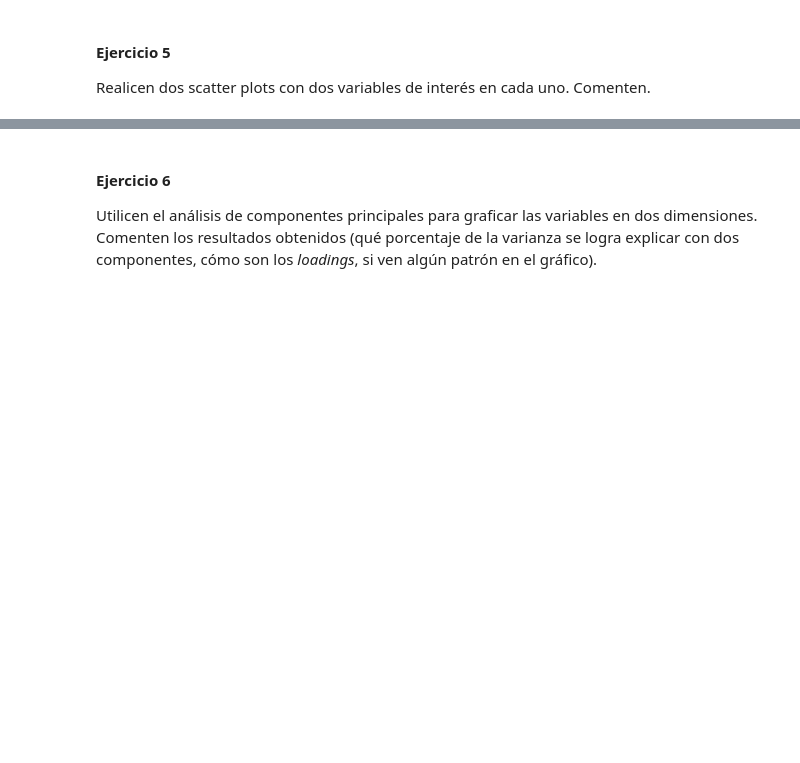
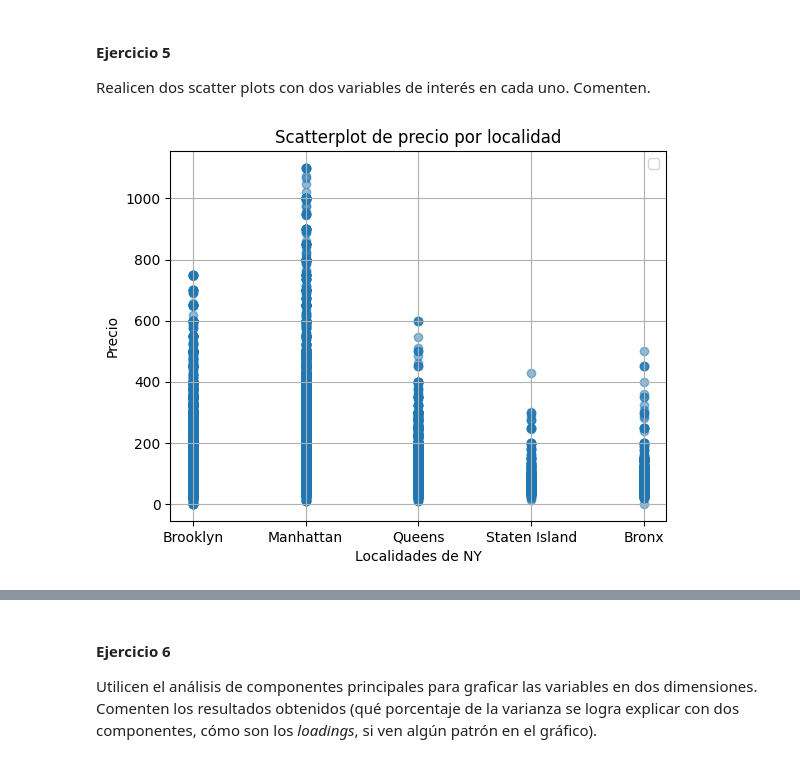
Before and after one commit to AngelaNavajas/CC408-T1-4, a Jupyter notebook: TP2 probar/TP2/TP2_rial.ipynb, the cells around one changed output, grey strips where cells are left out. Cells and saved outputs as stored; diff of their text form; code cells hidden in the pictures; blank space fills up the shorter version.

```diff
--- a/TP2 probar/TP2/TP2_rial.ipynb
+++ b/TP2 probar/TP2/TP2_rial.ipynb
@@ -470,12 +458,14 @@ Realicen dos scatter plots con dos variables de interés en cada uno. Comenten.
 # %%
 # Resolver acá
 #SCATTERPLOT PRECIO POR LOCALIDAD
-plt.scatter (x = base_airbnb_sin_outliers_2['neighbourhood_group'], y = base_airbnb_sin_outliers_2["price"], alpha = 0.5)
+plt.scatter (x = base_airbnb['neighbourhood_group'], y = base_airbnb["price"], alpha = 0.5)
 plt.title("Scatterplot de precio por localidad")
 plt.xlabel ("Localidades de NY")
 plt.ylabel ("Precio")
 plt.legend()
 plt.grid()
 plt. show()
+# %% [output]
+[figure, added]
 # %%
 #SCATTERPLOT PRECIO POR TIPO DE HABITACIÓN
```
Also changed, not shown: parts of 20 cells of this notebook.
